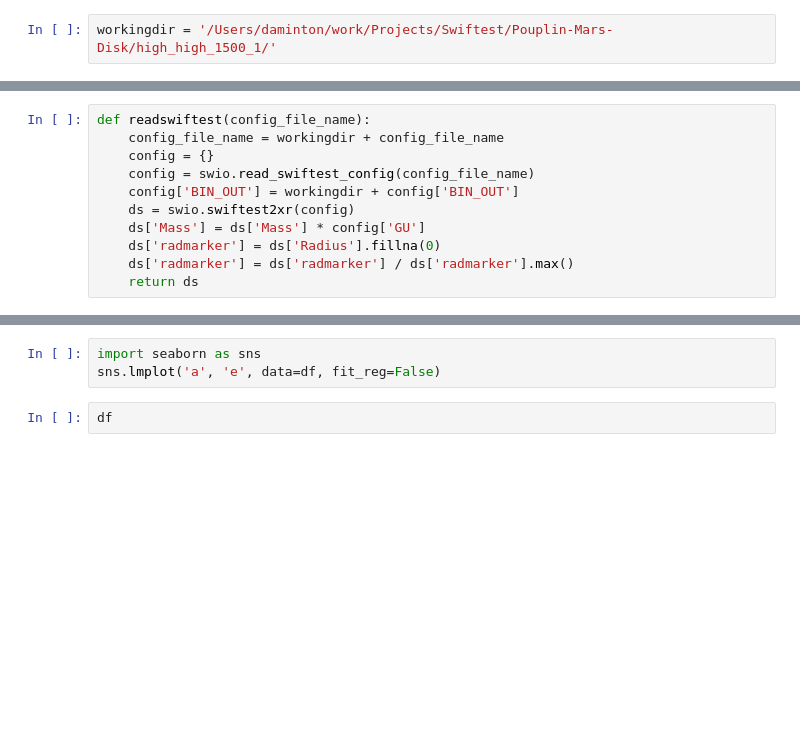
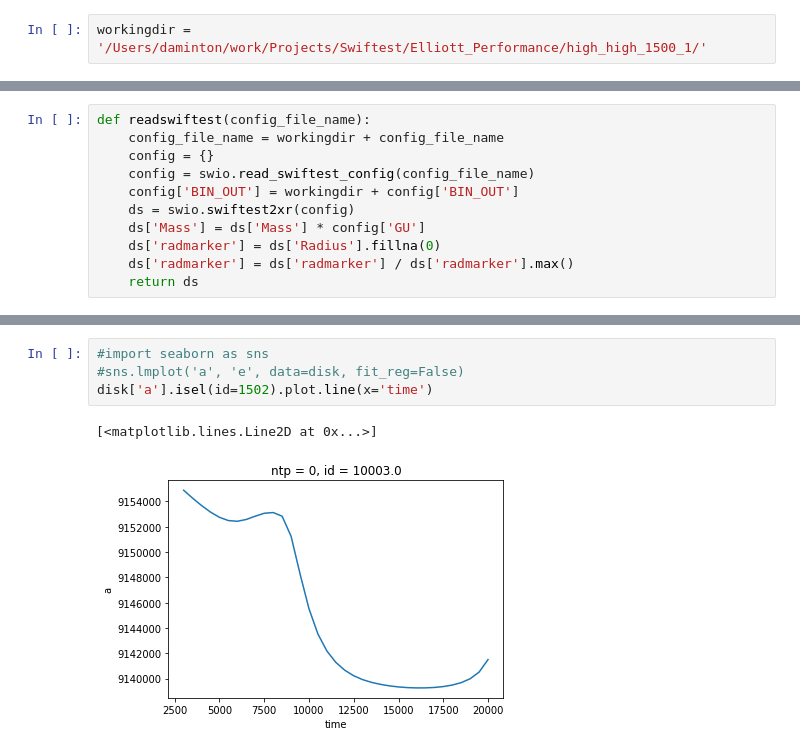
Before and after one commit to carlislewishard/swiftest, a Jupyter notebook: python/swiftestio/mars-scatter.ipynb, the cells around one changed output, grey strips where cells are left out. Saved outputs shown, nothing was run; the diff lists cells and outputs as text; blank space fills up the shorter version.

```diff
--- a/python/swiftestio/mars-scatter.ipynb
+++ b/python/swiftestio/mars-scatter.ipynb
@@ -5,7 +5,7 @@ import matplotlib.pyplot as plt
 import timeit
 import xarray as xr
 # %%
-workingdir = '/Users/daminton/work/Projects/Swiftest/Pouplin-Mars-Disk/high_high_1500_1/'
+workingdir = '/Users/daminton/work/Projects/Swiftest/Elliott_Performance/high_high_1500_1/'
 # %%
 def readswifter(inparfile):
     inparfile = workingdir + inparfile
@@ -51,8 +98,10 @@ array([              nan, 10715112.07963308,               nan, ...,
 # %%
-import seaborn as sns
-sns.lmplot('a', 'e', data=df, fit_reg=False)
+#import seaborn as sns
+#sns.lmplot('a', 'e', data=disk, fit_reg=False)
+disk['a'].isel(id=1502).plot.line(x='time')
+# %% [output]
+[<matplotlib.lines.Line2D at 0x...>]
+[figure, added]
-# %%
-df
 # %%
 fig = plt.figure(1, figsize=(10,6))
 ax = fig.add_subplot(111)
```
Also changed, not shown: parts of 6 cells of this notebook, 1 other file.
